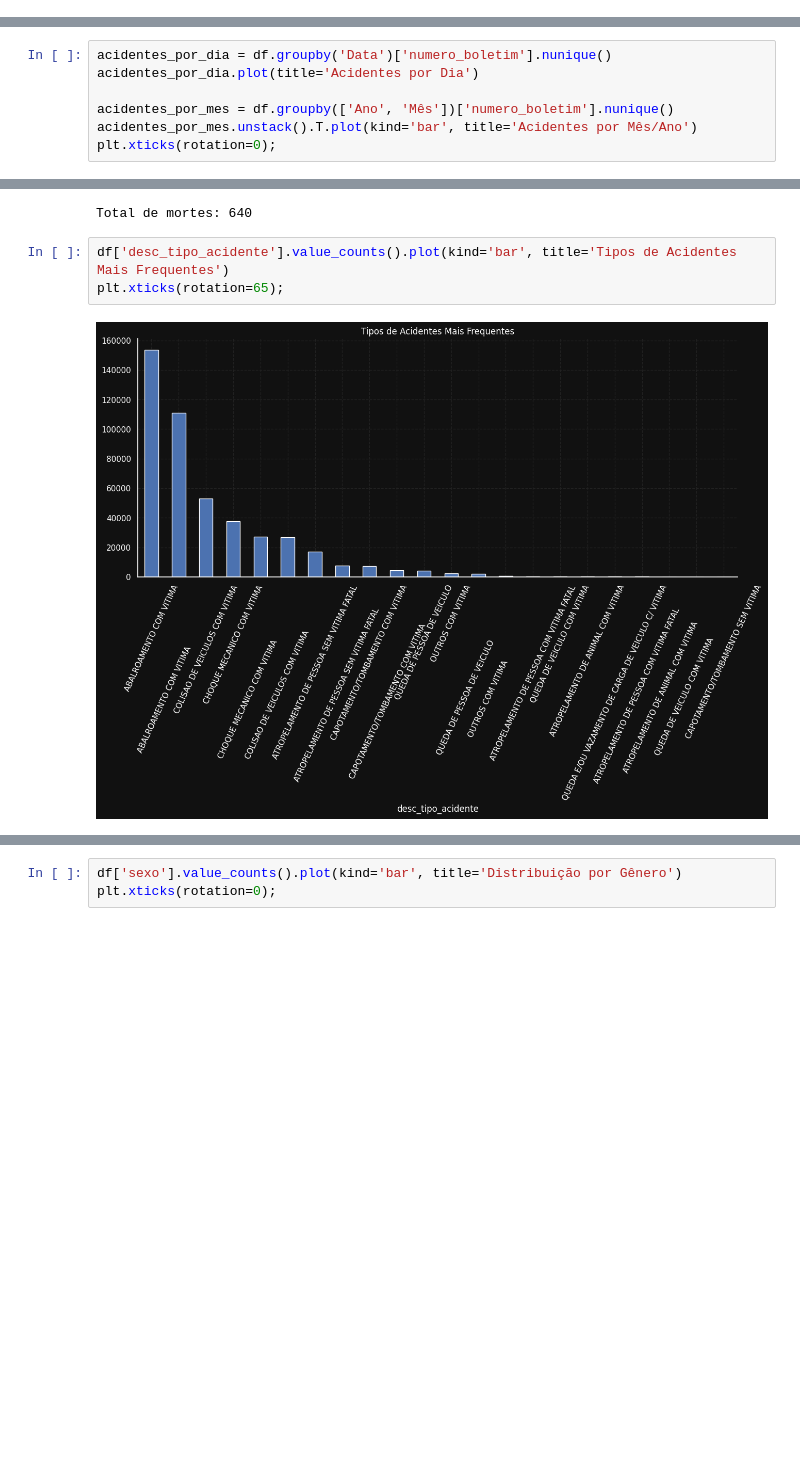
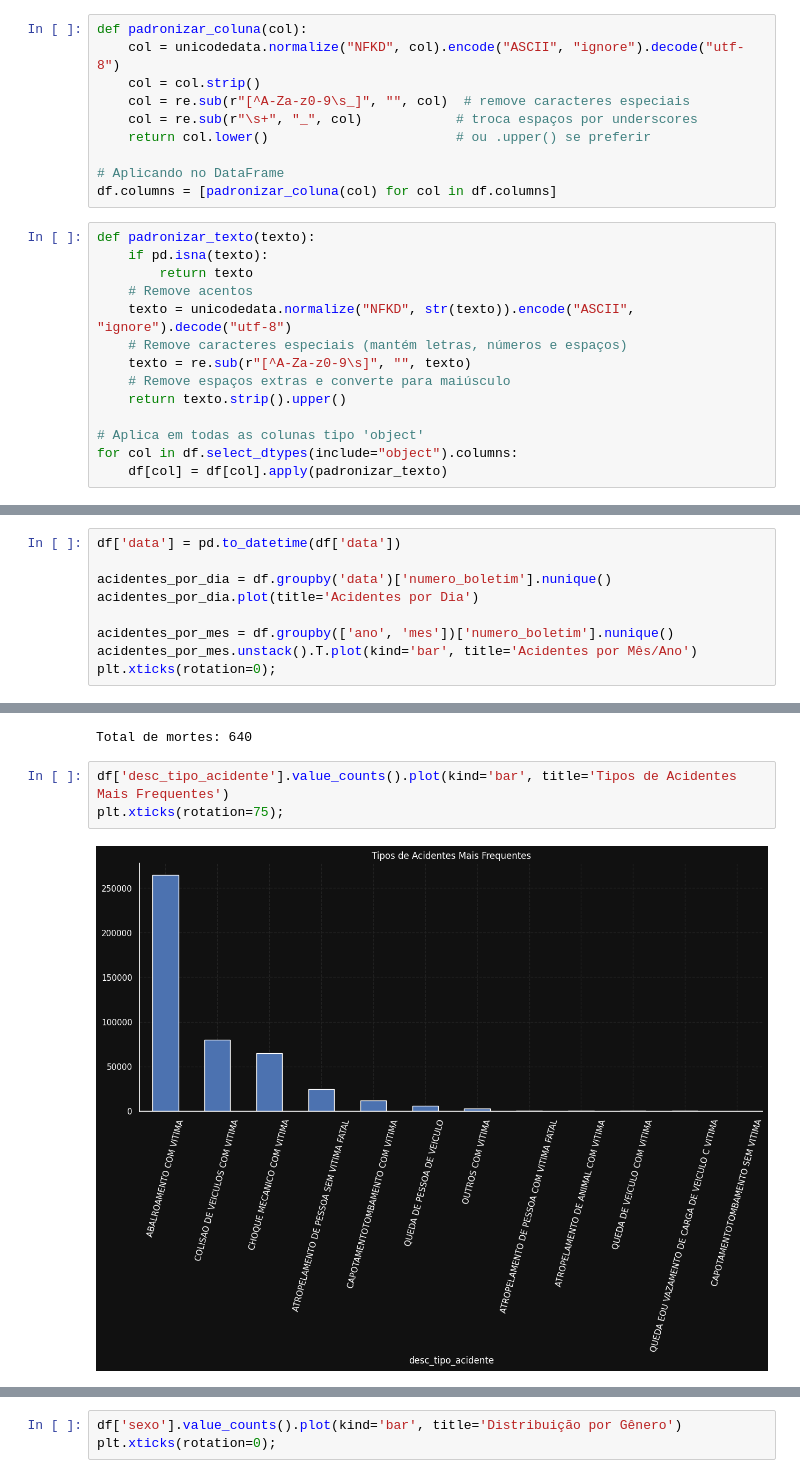
Before and after one commit to redsonlopez/accidata, a Jupyter notebook: notebooks/eda.ipynb, the cells around one changed output, grey strips where cells are left out. Cells and saved outputs as stored; diff of their text form; blank space fills up the shorter version.

```diff
--- a/notebooks/eda.ipynb
+++ b/notebooks/eda.ipynb
@@ -32,6 +46,30 @@ Data columns (total 59 columns):
  58  latitude                428153 non-null  float64
 dtypes: float64(9), int64(11), object(39)
 memory usage: 205.6+ MB
+# %%
+def padronizar_coluna(col):
+    col = unicodedata.normalize("NFKD", col).encode("ASCII", "ignore").decode("utf-8")
+    col = col.strip()
+    col = re.sub(r"[^A-Za-z0-9\s_]", "", col)  # remove caracteres especiais
+    col = re.sub(r"\s+", "_", col)            # troca espaços por underscores
+    return col.lower()                        # ou .upper() se preferir
+
+# Aplicando no DataFrame
+df.columns = [padronizar_coluna(col) for col in df.columns]
+# %%
+def padronizar_texto(texto):
+    if pd.isna(texto):
+        return texto
+    # Remove acentos
+    texto = unicodedata.normalize("NFKD", str(texto)).encode("ASCII", "ignore").decode("utf-8")
+    # Remove caracteres especiais (mantém letras, números e espaços)
+    texto = re.sub(r"[^A-Za-z0-9\s]", "", texto)
+    # Remove espaços extras e converte para maiúsculo
+    return texto.strip().upper()
+
+# Aplica em todas as colunas tipo 'object'
+for col in df.select_dtypes(include="object").columns:
+    df[col] = df[col].apply(padronizar_texto)
 # %%
 set_matplotlib()
 set_seaborn()
@@ -47,10 +95,12 @@ plt.xticks(rotation=0);
 # %% [output]
 [figure]
 # %%
-acidentes_por_dia = df.groupby('Data')['numero_boletim'].nunique()
+df['data'] = pd.to_datetime(df['data'])
+
+acidentes_por_dia = df.groupby('data')['numero_boletim'].nunique()
 acidentes_por_dia.plot(title='Acidentes por Dia')
 
-acidentes_por_mes = df.groupby(['Ano', 'Mês'])['numero_boletim'].nunique()
+acidentes_por_mes = df.groupby(['ano', 'mes'])['numero_boletim'].nunique()
 acidentes_por_mes.unstack().T.plot(kind='bar', title='Acidentes por Mês/Ano')
 plt.xticks(rotation=0);
 # %% [output]
@@ -68,9 +118,9 @@ print(f'Total de mortes: {total_mortes}')
 Total de mortes: 640
 # %%
 df['desc_tipo_acidente'].value_counts().plot(kind='bar', title='Tipos de Acidentes Mais Frequentes')
-plt.xticks(rotation=65);
+plt.xticks(rotation=75);
 # %% [output]
-[figure, old version]
+[figure, new version]
 # %%
 df['desc_regional'].value_counts().head(10).plot(kind='bar', title='Top Regiões com Mais Acidentes')
 plt.xticks(rotation=0);
```
Also changed, not shown: parts of 15 cells of this notebook.
